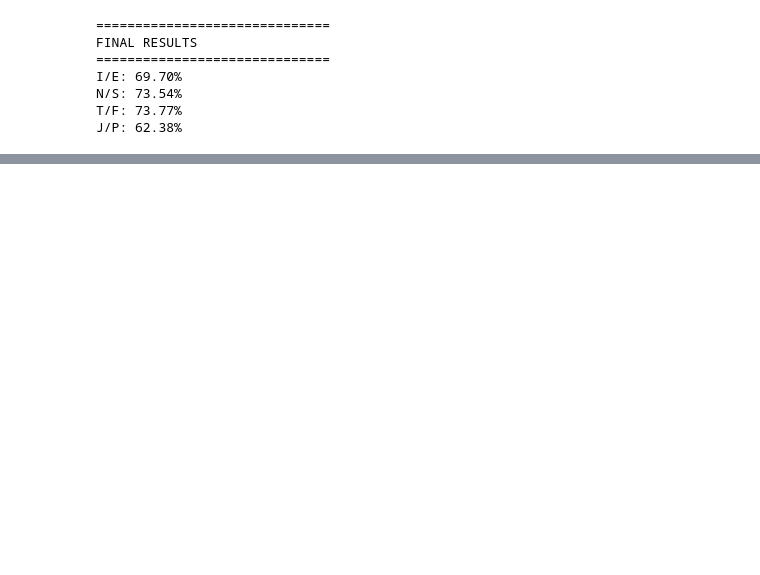
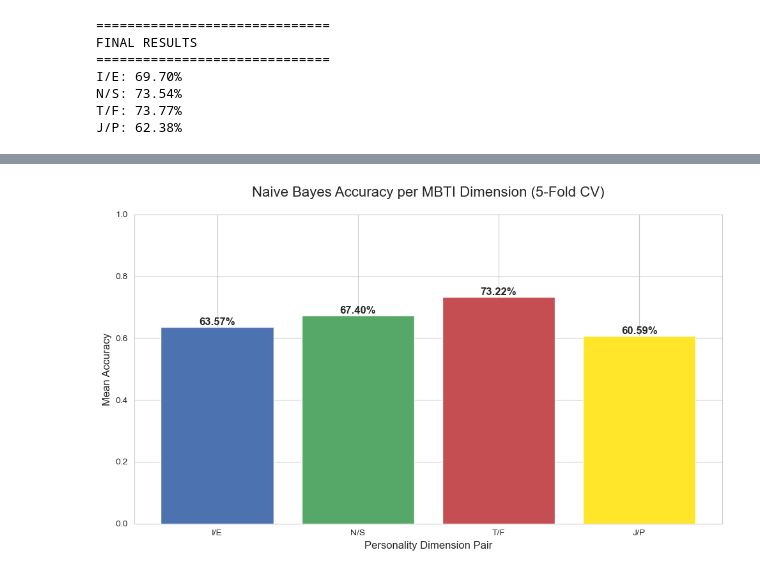
Before and after one commit to GentNisjes/ML_MBTI_project, a Jupyter notebook: notebooks/naive_bayes_TF-IDF.ipynb, the cells around one changed output, grey strips where cells are left out. Cells and saved outputs as stored; diff of their text form; code cells hidden in the pictures; blank space fills up the shorter version.

Commit message:
add crossfold validation

```diff
--- a/notebooks/naive_bayes_TF-IDF.ipynb
+++ b/notebooks/naive_bayes_TF-IDF.ipynb
@@ -467,0 +201,86 @@ weighted avg       0.33      0.28      0.30      1693
+# %%
+
+from sklearn.model_selection import cross_val_score, StratifiedKFold
+from sklearn.pipeline import Pipeline
+from imblearn.pipeline import Pipeline as ImbPipeline
+
+# --- STEP 3: Train the 4 Binary Models with 5-Fold CV ---
+print("\n🚀 Starting Naive Bayes Training with 5-Fold Cross-Validation...")
+dimensions = [('I', 'E'), ('N', 'S'), ('T', 'F'), ('J', 'P')]
+results = {}
+f1_scores = []
+
+# Set up 5-fold cross-validation
+cv = StratifiedKFold(n_splits=5, shuffle=True, random_state=42)
+
+# Set a nice style for the plots
+sns.set_style("whitegrid")
+
+for trait1, trait2 in dimensions:
+    print(f"\n--- Processing {trait1} vs {trait2} ---")
+
+    # Create binary labels
+    y_binary = np.array([1 if trait2 in label else 0 for label in y])
+
+    # Create pipeline with upsampling and classifier
+    # This ensures upsampling happens INSIDE each fold
+    pipeline = ImbPipeline([
+        ('sampler', RandomOverSampler(random_state=42)),
+        ('classifier', MultinomialNB(alpha=5.0))
+    ])
+
+    # Perform 5-fold cross-validation
+    cv_scores = cross_val_score(pipeline, X, y_binary, cv=cv, scoring='accuracy')
+    cv_f1_scores = cross_val_score(pipeline, X, y_binary, cv=cv, scoring='f1_macro')
+
+    # Calculate mean and std
+    mean_acc = cv_scores.mean()
+    std_acc = cv_scores.std()
+    mean_f1 = cv_f1_scores.mean()
+    std_f1 = cv_f1_scores.std()
+
+    results[f"{trait1}/{trait2}"] = mean_acc
+    f1_scores.append(mean_f1)
+
+    print(f"   CV Accuracy: {mean_acc:.2%} (+/- {std_acc:.2%})")
+    print(f"   CV F1-Score: {mean_f1:.4f} (+/- {std_f1:.4f})")
+    print(f"   Individual fold accuracies: {[f'{score:.2%}' for score in cv_scores]}")
+
+    # Optional: Train on full dataset for confusion matrix visualization
+    pipeline.fit(X, y_binary)
+    y_pred_full = pipeline.predict(X)
+    conf_mat = confusion_matrix(y_binary, y_pred_full)
+    print(f"   Confusion Matrix (full data):\n{conf_mat}")
+
+# --- PLOTTING THE RESULTS ---
+print("\n📊 Generating Bar Graph...")
+plt.figure(figsize=(10, 6))
+keys = list(results.keys())
+values = list(results.values())
+
+# Create bars
+bars = plt.bar(keys, values, color=['#4c72b0', '#55a868', '#c44e52', "#ffe62a"])
+
+# Add title and labels
+plt.title('Naive Bayes Accuracy per MBTI Dimension (5-Fold CV)', fontsize=16, pad=20)
+plt.xlabel('Personality Dimension Pair', fontsize=12)
+plt.ylabel('Mean Accuracy', fontsize=12)
+plt.ylim(0, 1.0)
+
+# Add percentage numbers on top of each bar
+for bar in bars:
+    height = bar.get_height()
+    plt.text(bar.get_x() + bar.get_width()/2.0, height,
+             f'{height:.2%}',
+             ha='center', va='bottom', fontsize=12, fontweight='bold')
+
+plt.tight_layout()
+plt.show()
+
+# --- FINAL STATISTICS ---
+avg_accuracy = sum(results.values()) / len(results)
+avg_f1 = sum(f1_scores) / len(f1_scores)
+
+print(f"\n📈 Average CV Accuracy: {avg_accuracy:.2%}")
+print(f"📊 Average CV F1-Score: {avg_f1:.4f}")
+# %% [output]
@@ -467,0 +304 @@ weighted avg       0.33      0.28      0.30      1693
+[figure, added]
```
Also changed, not shown: parts of 7 cells of this notebook, 1 other file.
